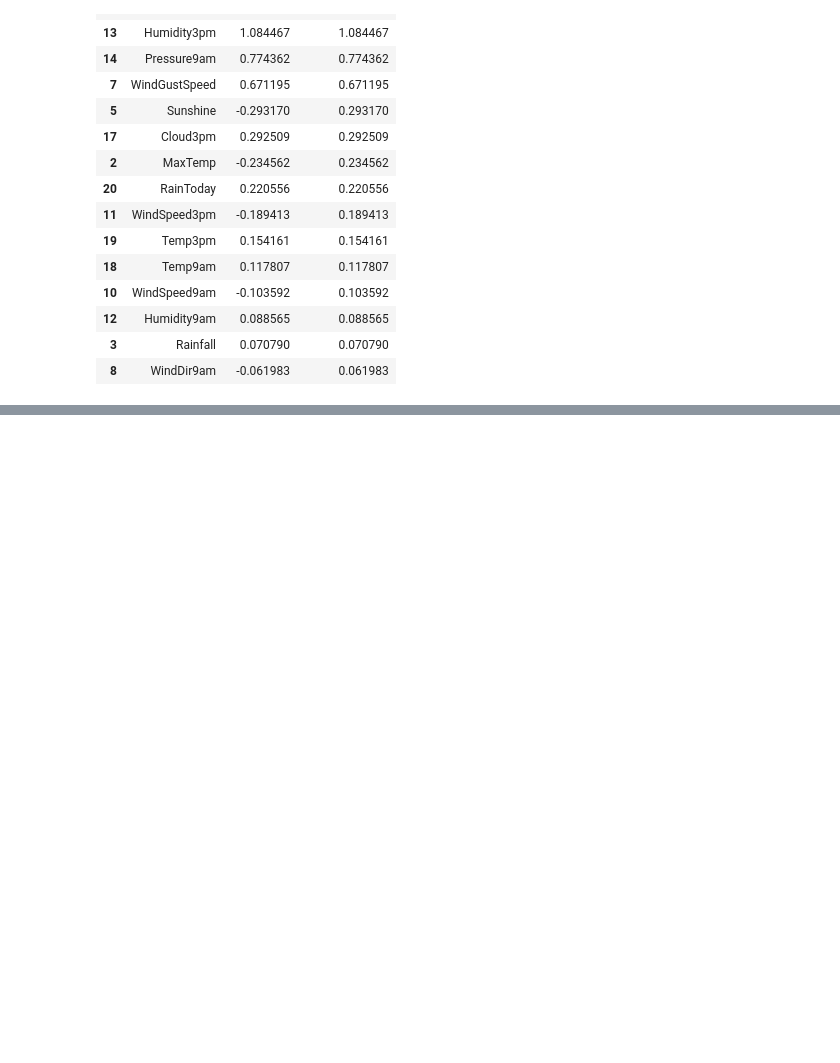
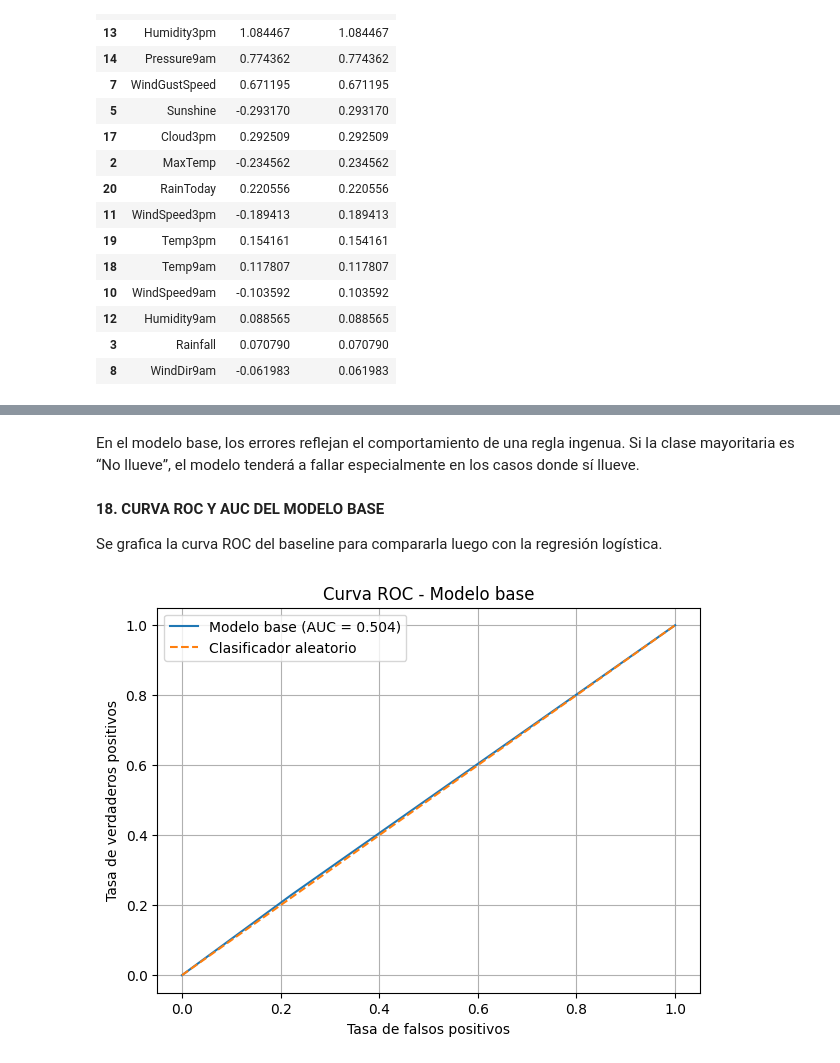
Before and after one commit to LucasD1az/AA1-TUIA-2026C1-Anianios-DiazCelauro-Tardugno, a Jupyter notebook: TP-Clasificacion-AA1.ipynb, the cells around one changed output, grey strips where cells are left out. Cells and saved outputs as stored; diff of their text form; code cells hidden in the pictures; blank space fills up the shorter version.

```diff
--- a/TP-Clasificacion-AA1.ipynb
+++ b/TP-Clasificacion-AA1.ipynb
@@ -383,0 +503,24 @@ coeficientes_logreg.sort_values("coeficiente_abs", ascending=False).head(15)
+# %% [markdown]
+En el modelo base, los errores reflejan el comportamiento de una regla ingenua. Si la clase mayoritaria es “No llueve”, el modelo tenderá a fallar especialmente en los casos donde sí llueve.
+# %% [markdown]
+**18. CURVA ROC Y AUC DEL MODELO BASE**
+
+Se grafica la curva ROC del baseline para compararla luego con la regresión logística.
+# %%
+# Calculamos la curva ROC usando las probabilidades del modelo base.
+fpr_base, tpr_base, thresholds_base = roc_curve(y_test, y_test_proba_base)
+
+auc_base = roc_auc_score(y_test, y_test_proba_base)
+
+plt.figure(figsize=(7, 5))
+plt.plot(fpr_base, tpr_base, label=f"Modelo base (AUC = {auc_base:.3f})")
+plt.plot([0, 1], [0, 1], linestyle="--", label="Clasificador aleatorio")
+
+plt.xlabel("Tasa de falsos positivos")
+plt.ylabel("Tasa de verdaderos positivos")
+plt.title("Curva ROC - Modelo base")
+plt.legend()
+plt.grid(True)
+plt.show()
+# %% [output]
+[figure, added]
```
Also changed, not shown: parts of 14 cells of this notebook.
